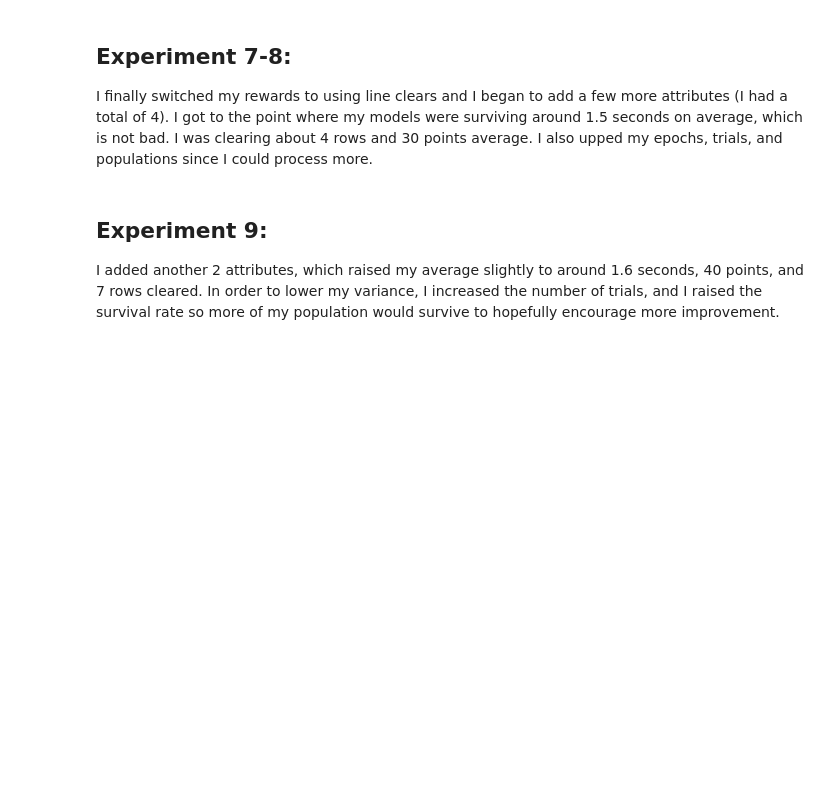
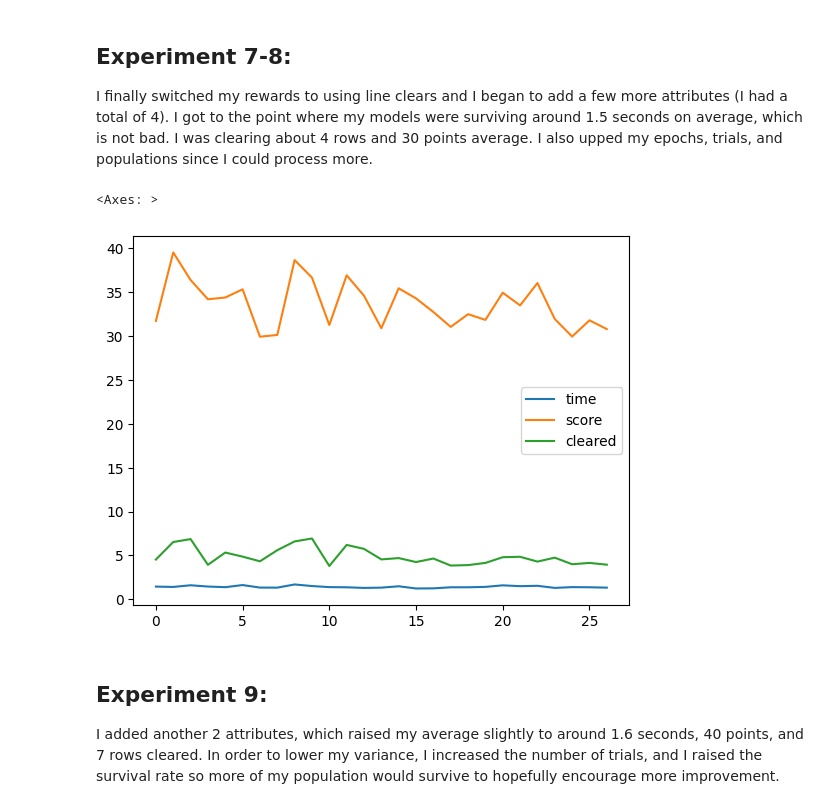
Before and after one commit to Kyra15/MachineLearningAHS, a Jupyter notebook: Project_6/Project_6.ipynb, the cells around one changed output. Saved outputs shown, nothing was run; the diff lists cells and outputs as text; code cells hidden in the pictures; blank space fills up the shorter version.

```diff
--- a/Project_6/Project_6.ipynb
+++ b/Project_6/Project_6.ipynb
@@ -212,6 +232,14 @@ In these experiments, I thought that the trials and epochs were just taking too
 ## Experiment 7-8:
 
 I finally switched my rewards to using line clears and I began to add a few more attributes (I had a total of 4). I got to the point where my models were surviving around 1.5 seconds on average, which is not bad. I was clearing about 4 rows and 30 points average. I also upped my epochs, trials, and populations since I could process more.
+# %%
+df7 = pd.read_csv("tetris_a/src/exp7.csv")
+df8 = pd.read_csv("tetris_a/src/exp8.csv")
+df78 = pd.concat([df7, df8], ignore_index=True)
+df78.plot.line()
+# %% [output]
+<Axes: >
+[figure, added]
 # %% [markdown]
 ## Experiment 9:
 
```
Also changed, not shown: parts of 21 cells of this notebook, 2 other files.
